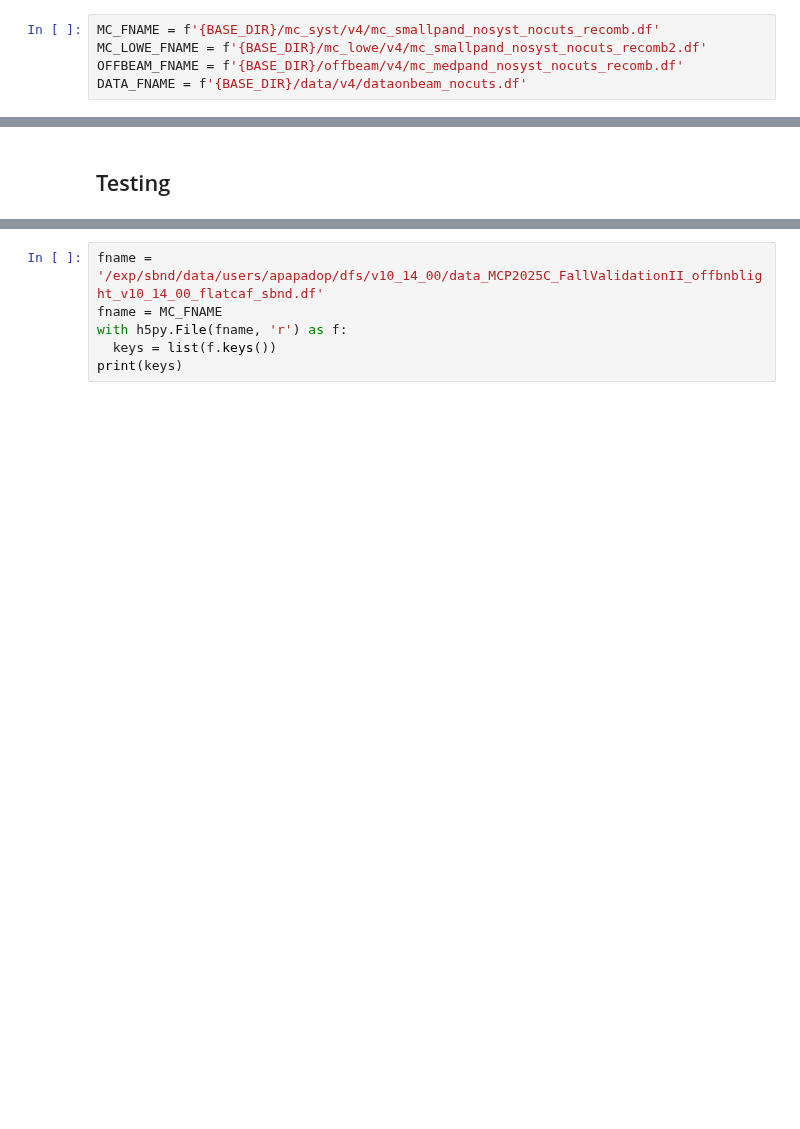
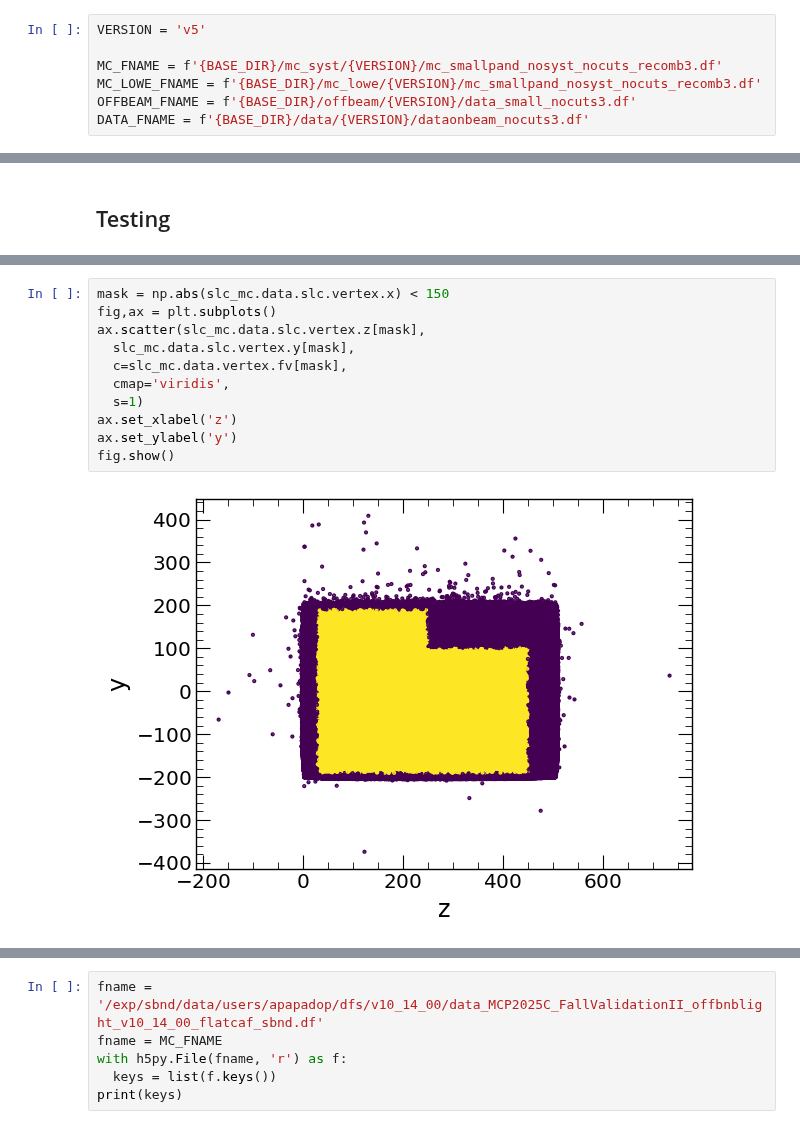
Before and after one commit to sungbinoh/cafpyana, a Jupyter notebook: analysis_village/numuincl/particle_fm.ipynb, the cells around one changed output, grey strips where cells are left out. Cells and saved outputs as stored; diff of their text form; blank space fills up the shorter version.

```diff
--- a/analysis_village/numuincl/particle_fm.ipynb
+++ b/analysis_village/numuincl/particle_fm.ipynb
@@ -41,10 +41,12 @@ day = date.today().strftime("%Y_%m_%d")
 BASE_DIR = '/exp/sbnd/data/users/brindenc/analyze_sbnd/numu/v10_06_00_validation/pandora'
 PLOT_DIR = f'{BASE_DIR}/plots/{day}'
 # %%
-MC_FNAME = f'{BASE_DIR}/mc_syst/v4/mc_smallpand_nosyst_nocuts_recomb.df'
-MC_LOWE_FNAME = f'{BASE_DIR}/mc_lowe/v4/mc_smallpand_nosyst_nocuts_recomb2.df'
-OFFBEAM_FNAME = f'{BASE_DIR}/offbeam/v4/mc_medpand_nosyst_nocuts_recomb.df'
-DATA_FNAME = f'{BASE_DIR}/data/v4/dataonbeam_nocuts.df'
+VERSION = 'v5'
+
+MC_FNAME = f'{BASE_DIR}/mc_syst/{VERSION}/mc_smallpand_nosyst_nocuts_recomb3.df'
+MC_LOWE_FNAME = f'{BASE_DIR}/mc_lowe/{VERSION}/mc_smallpand_nosyst_nocuts_recomb3.df'
+OFFBEAM_FNAME = f'{BASE_DIR}/offbeam/{VERSION}/data_small_nocuts3.df'
+DATA_FNAME = f'{BASE_DIR}/data/{VERSION}/dataonbeam_nocuts3.df'
 # %% [markdown]
 ## 1. Load data
 # %%
@@ -671,0 +719,13 @@ plotters.save_plot('chi2_proton_R',fig=fig3,folder_name=f'{PLOT_DIR}/chi2')
+# %%
+mask = np.abs(slc_mc.data.slc.vertex.x) < 150
+fig,ax = plt.subplots()
+ax.scatter(slc_mc.data.slc.vertex.z[mask],
+  slc_mc.data.slc.vertex.y[mask],
+  c=slc_mc.data.vertex.fv[mask],
+  cmap='viridis',
+  s=1)
+ax.set_xlabel('z')
+ax.set_ylabel('y')
+fig.show()
+# %% [output]
+[figure, added]
```
Also changed, not shown: parts of 26 cells of this notebook, 29 other files.
